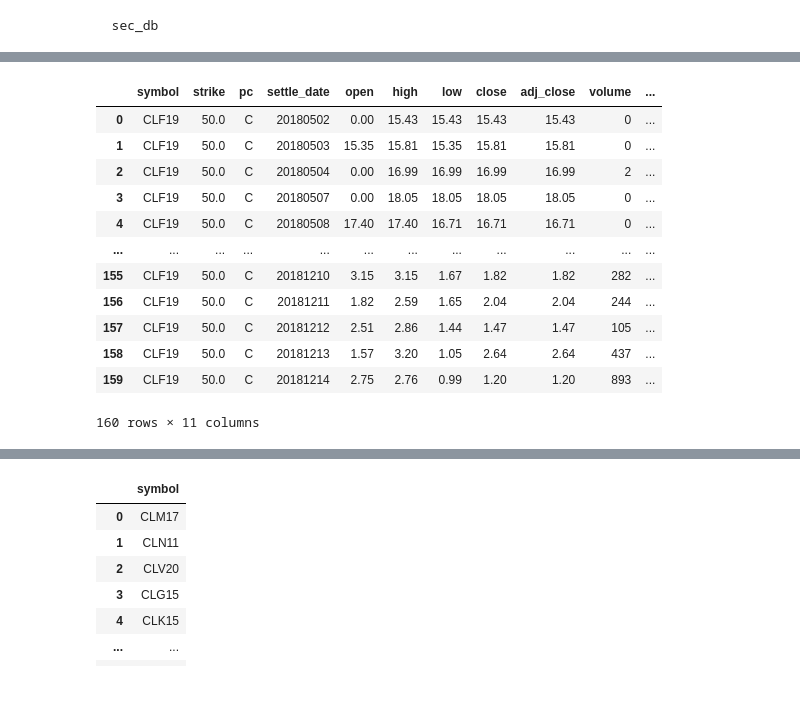
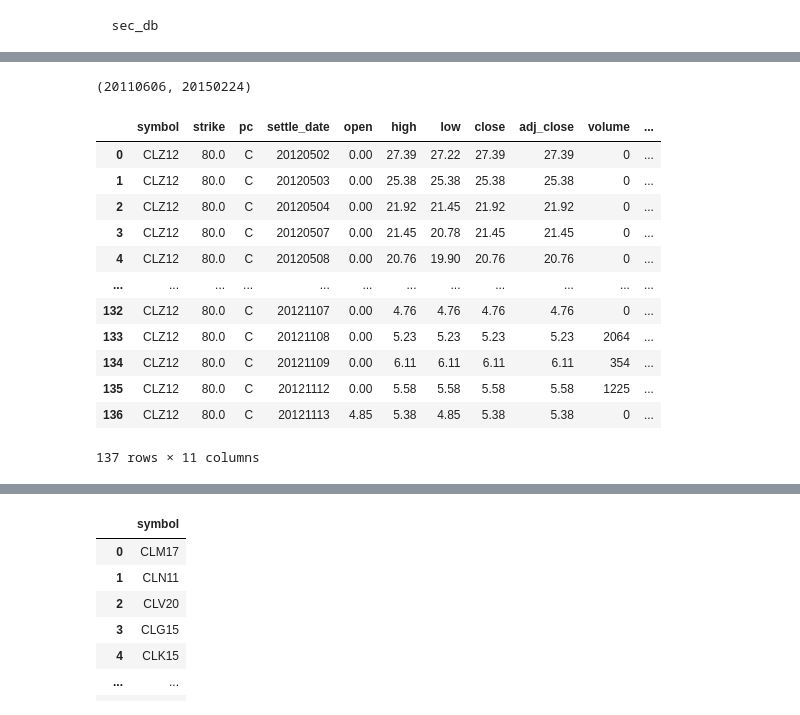
Before and after one commit to bgithub1/barchartacs, a Jupyter notebook: barchartacs/secdb_example.ipynb, the cells around one changed output, grey strips where cells are left out. Cells and saved outputs as stored; diff of their text form; code cells hidden in the pictures.

```diff
--- a/barchartacs/secdb_example.ipynb
+++ b/barchartacs/secdb_example.ipynb
@@ -109,22 +85,27 @@ sqld.get_options('CLF19')
+# %%
+df_opt.settle_date.min(),df_opt.settle_date.max()
+# %% [output]
+(20110606, 20150224)
 # %%
 wc_list = [
-    "symbol='CLF19'",
+    "symbol='CLZ12'",
     "pc='C'",
-    "strike=50",
-    "settle_date>20180501"
+    "strike=80",
+    "settle_date>20120501"
 ]
-sqld.get_sql(table=opttab,where_clauses=wc_list)
+df_sql = sqld.get_sql(table=opttab,where_clauses=wc_list)
+df_sql
 # %% [output]
 |  | symbol | strike | pc | settle_date | open | high | low | close | adj_close | volume | ... |
-| 0 | CLF19 | 50.0 | C | 20180502 | 0.00 | 15.43 | 15.43 | 15.43 | 15.43 | 0 | ... |
-| 1 | CLF19 | 50.0 | C | 20180503 | 15.35 | 15.81 | 15.35 | 15.81 | 15.81 | 0 | ... |
-| 2 | CLF19 | 50.0 | C | 20180504 | 0.00 | 16.99 | 16.99 | 16.99 | 16.99 | 2 | ... |
-| 3 | CLF19 | 50.0 | C | 20180507 | 0.00 | 18.05 | 18.05 | 18.05 | 18.05 | 0 | ... |
-| 4 | CLF19 | 50.0 | C | 20180508 | 17.40 | 17.40 | 16.71 | 16.71 | 16.71 | 0 | ... |
+| 0 | CLZ12 | 80.0 | C | 20120502 | 0.00 | 27.39 | 27.22 | 27.39 | 27.39 | 0 | ... |
+| 1 | CLZ12 | 80.0 | C | 20120503 | 0.00 | 25.38 | 25.38 | 25.38 | 25.38 | 0 | ... |
+| 2 | CLZ12 | 80.0 | C | 20120504 | 0.00 | 21.92 | 21.45 | 21.92 | 21.92 | 0 | ... |
+| 3 | CLZ12 | 80.0 | C | 20120507 | 0.00 | 21.45 | 20.78 | 21.45 | 21.45 | 0 | ... |
+| 4 | CLZ12 | 80.0 | C | 20120508 | 0.00 | 20.76 | 19.90 | 20.76 | 20.76 | 0 | ... |
 | ... | ... | ... | ... | ... | ... | ... | ... | ... | ... | ... | ... |
-| 155 | CLF19 | 50.0 | C | 20181210 | 3.15 | 3.15 | 1.67 | 1.82 | 1.82 | 282 | ... |
-| 156 | CLF19 | 50.0 | C | 20181211 | 1.82 | 2.59 | 1.65 | 2.04 | 2.04 | 244 | ... |
-| 157 | CLF19 | 50.0 | C | 20181212 | 2.51 | 2.86 | 1.44 | 1.47 | 1.47 | 105 | ... |
-| 158 | CLF19 | 50.0 | C | 20181213 | 1.57 | 3.20 | 1.05 | 2.64 | 2.64 | 437 | ... |
-| 159 | CLF19 | 50.0 | C | 20181214 | 2.75 | 2.76 | 0.99 | 1.20 | 1.20 | 893 | ... |
+| 132 | CLZ12 | 80.0 | C | 20121107 | 0.00 | 4.76 | 4.76 | 4.76 | 4.76 | 0 | ... |
+| 133 | CLZ12 | 80.0 | C | 20121108 | 0.00 | 5.23 | 5.23 | 5.23 | 5.23 | 2064 | ... |
+| 134 | CLZ12 | 80.0 | C | 20121109 | 0.00 | 6.11 | 6.11 | 6.11 | 6.11 | 354 | ... |
+| 135 | CLZ12 | 80.0 | C | 20121112 | 0.00 | 5.58 | 5.58 | 5.58 | 5.58 | 1225 | ... |
+| 136 | CLZ12 | 80.0 | C | 20121113 | 4.85 | 5.38 | 4.85 | 5.38 | 5.38 | 0 | ... |
-160 rows × 11 columns
+137 rows × 11 columns
```
Also changed, not shown: parts of 9 cells of this notebook, 15 other files.
